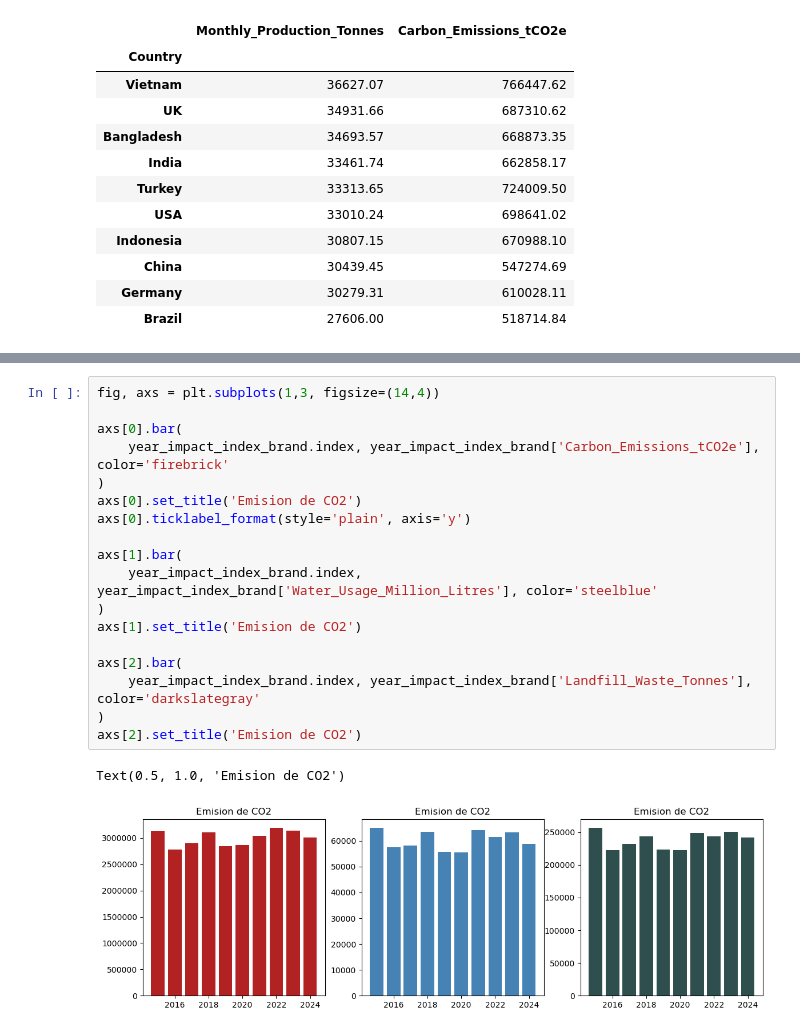
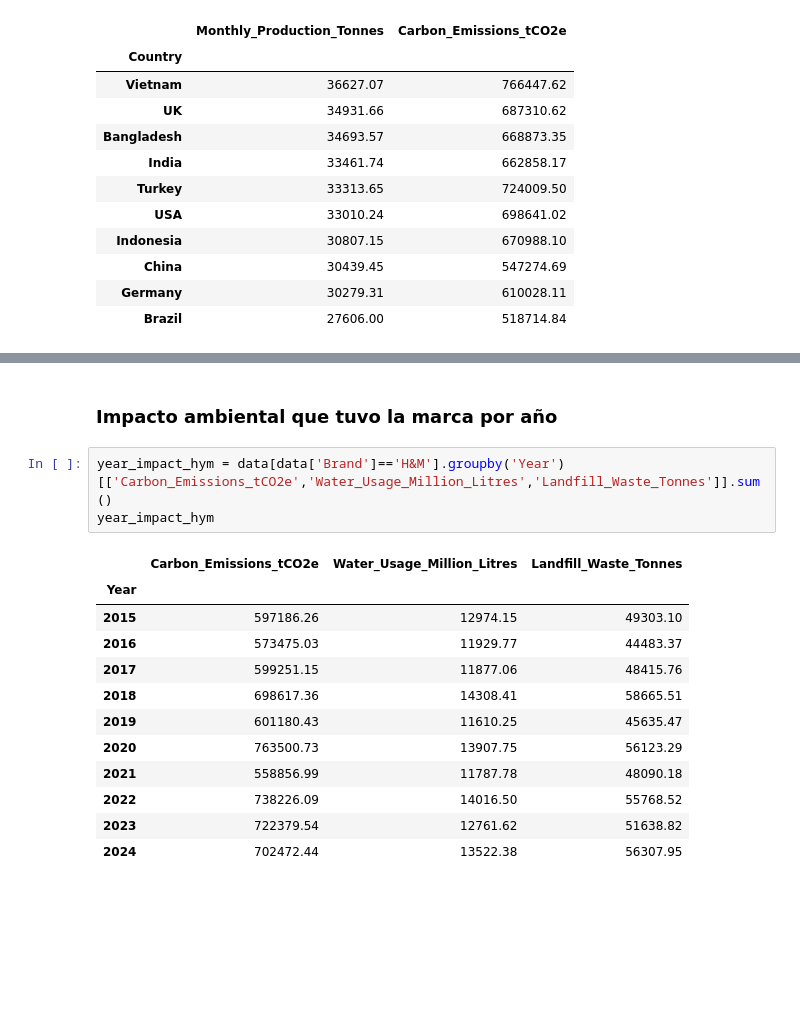
Before and after one commit to AlejandroSegura24/fast-fashion-analysis, a Jupyter notebook: notebooks/exploracion_fast_fashion.ipynb, the cells around one changed output, grey strips where cells are left out. Drawn from its saved outputs; the diff is of its cells as text; blank space fills up the shorter version.

```diff
--- a/notebooks/exploracion_fast_fashion.ipynb
+++ b/notebooks/exploracion_fast_fashion.ipynb
@@ -375,21 +363,18 @@ year_impact_index_brand
-# %%
-fig, axs = plt.subplots(1,3, figsize=(14,4))
-
-axs[0].bar(
-    year_impact_index_brand.index, year_impact_index_brand['Carbon_Emissions_tCO2e'], color='firebrick'
-)
-axs[0].set_title('Emision de CO2')
-axs[0].ticklabel_format(style='plain', axis='y')
-
-axs[1].bar(
-    year_impact_index_brand.index, year_impact_index_brand['Water_Usage_Million_Litres'], color='steelblue'
-)
-axs[1].set_title('Emision de CO2')
-
-axs[2].bar(
-    year_impact_index_brand.index, year_impact_index_brand['Landfill_Waste_Tonnes'], color='darkslategray'
-)
-axs[2].set_title('Emision de CO2')
-# %% [output]
-Text(0.5, 1.0, 'Emision de CO2')
-[figure, removed]
+# %% [markdown]
+### Impacto ambiental que tuvo la marca por año
+# %%
+year_impact_hym = data[data['Brand']=='H&M'].groupby('Year')[['Carbon_Emissions_tCO2e','Water_Usage_Million_Litres','Landfill_Waste_Tonnes']].sum()
+year_impact_hym
+# %% [output]
+|  | Carbon_Emissions_tCO2e | Water_Usage_Million_Litres | Landfill_Waste_Tonnes |
+| Year |  |  |  |
+| 2015 | 597186.26 | 12974.15 | 49303.10 |
+| 2016 | 573475.03 | 11929.77 | 44483.37 |
+| 2017 | 599251.15 | 11877.06 | 48415.76 |
+| 2018 | 698617.36 | 14308.41 | 58665.51 |
+| 2019 | 601180.43 | 11610.25 | 45635.47 |
+| 2020 | 763500.73 | 13907.75 | 56123.29 |
+| 2021 | 558856.99 | 11787.78 | 48090.18 |
+| 2022 | 738226.09 | 14016.50 | 55768.52 |
+| 2023 | 722379.54 | 12761.62 | 51638.82 |
+| 2024 | 702472.44 | 13522.38 | 56307.95 |
```
Also changed, not shown: parts of 19 cells of this notebook.
